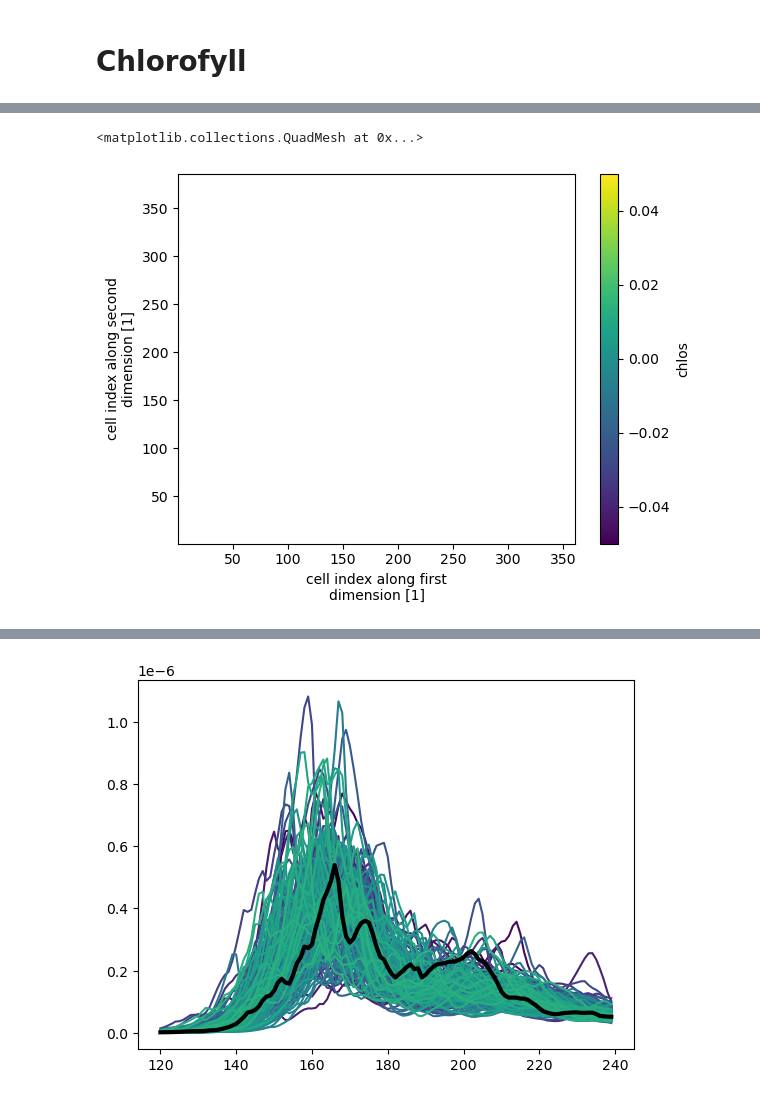
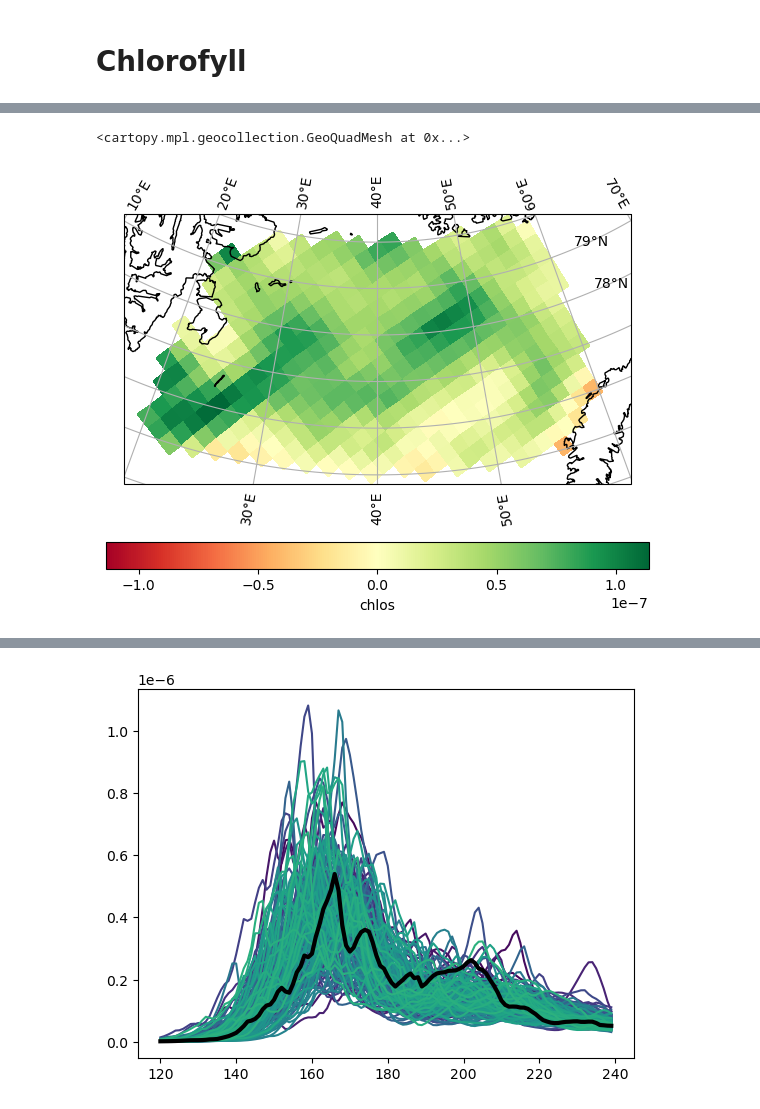
Before and after one commit to eScience-course/Tjaernoe2022-group6, a Jupyter notebook: notebooks/Stian/main.ipynb, the cells around one changed output, grey strips where cells are left out. Cells and saved outputs as stored; diff of their text form; code cells hidden in the pictures.

```diff
--- a/notebooks/Stian/main.ipynb
+++ b/notebooks/Stian/main.ipynb
@@ -117,0 +86,2 @@ Data variables:
+# %%
+chlos_noresm = xr.load_dataset('chlos_NorESM2-LM_full_try2')
@@ -117,0 +90,3 @@ Data variables:
+# %%
+chlos_barents = clip_to_region(chlos_noresm.chlos, minlat=75, maxlat=80, minlon=20, maxlon=60)
+SI_barents = clip_to_region(SI_noresm, minlat=75, maxlat=80, minlon=20, maxlon=60)
@@ -123,2 +137,3 @@ Found local areacello NetCDF
 # %%
-chlos_daily_anomaly = time_anomaly(chlos_daily.chlos, 0, 365*30, -365*30, -1)
+chlos_anomaly = time_anomaly(chlos_barents, 0, 365*30, -365*30, -1)
+SI_anomaly = time_anomaly(SI_barents, 0, 365*30, -365*30, -1)
@@ -141,5 +140,6 @@ Coordinates:
 # %%
-chlos_daily_anomaly.plot()
+chlos_anomaly.plot(ax=barentsMap(minlat=74)[1], transform=ccrs.PlateCarree(), x='longitude', y='latitude',
+                   cmap='RdYlGn', cbar_kwargs={'location': 'bottom'})
 # %% [output]
-<matplotlib.collections.QuadMesh at 0x...>
+<cartopy.mpl.geocollection.GeoQuadMesh at 0x...>
-[figure, old version]
+[figure, new version]
```
Also changed, not shown: parts of 30 cells of this notebook, 2 other files.
